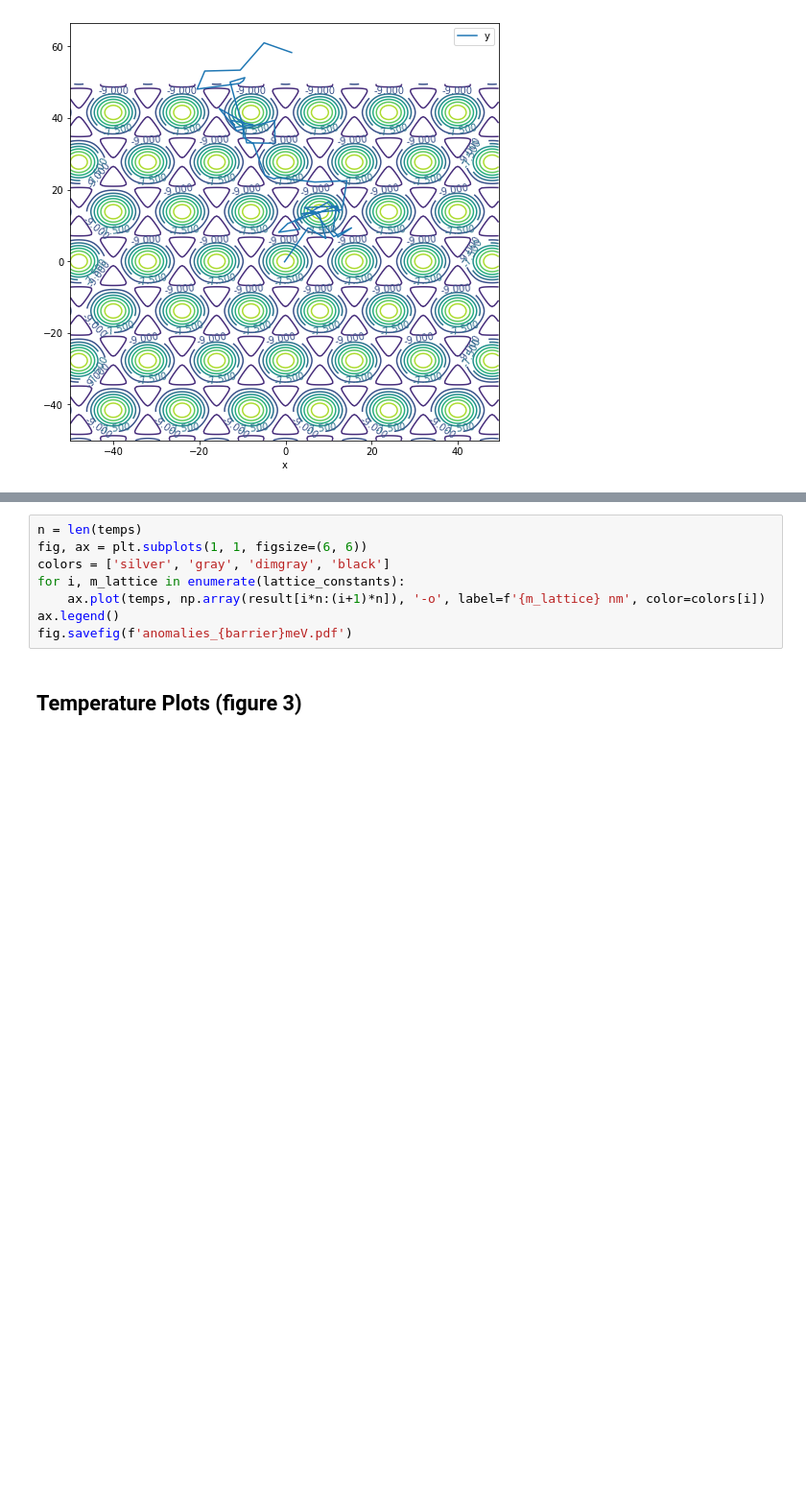
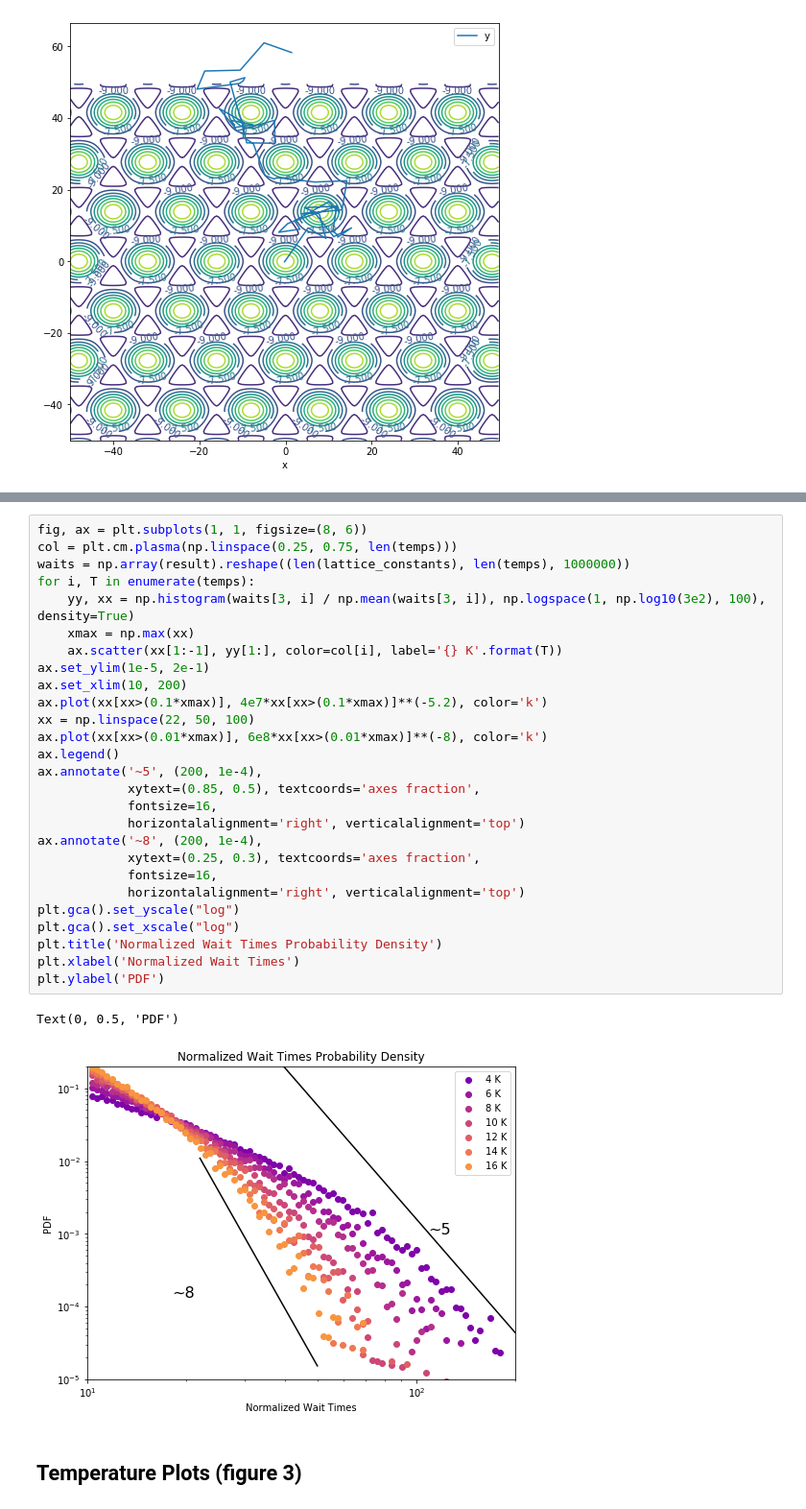
Before and after one commit to asaiacai/moire_walk, a Jupyter notebook: visualize.ipynb, the cells around one changed output, grey strips where cells are left out. Shown at 96% size. Cells and saved outputs as stored; diff of their text form; blank space fills up the shorter version.

Commit message:
added wait time prob densities

```diff
--- a/visualize.ipynb
+++ b/visualize.ipynb
@@ -73,11 +82,33 @@ print('done')
-# %%
-n = len(temps)
-fig, ax = plt.subplots(1, 1, figsize=(6, 6))
-colors = ['silver', 'gray', 'dimgray', 'black']
-for i, m_lattice in enumerate(lattice_constants):
-    ax.plot(temps, np.array(result[i*n:(i+1)*n]), '-o', label=f'{m_lattice} nm', color=colors[i])
-ax.legend()
-fig.savefig(f'anomalies_{barrier}meV.pdf')
+# %%
+fig, ax = plt.subplots(1, 1, figsize=(8, 6))
+col = plt.cm.plasma(np.linspace(0.25, 0.75, len(temps)))
+waits = np.array(result).reshape((len(lattice_constants), len(temps), 1000000))
+for i, T in enumerate(temps):
+    yy, xx = np.histogram(waits[3, i] / np.mean(waits[3, i]), np.logspace(1, np.log10(3e2), 100), density=True)
+    xmax = np.max(xx)
+    ax.scatter(xx[1:-1], yy[1:], color=col[i], label='{} K'.format(T))
+ax.set_ylim(1e-5, 2e-1)
+ax.set_xlim(10, 200)
+ax.plot(xx[xx>(0.1*xmax)], 4e7*xx[xx>(0.1*xmax)]**(-5.2), color='k')
+xx = np.linspace(22, 50, 100)
+ax.plot(xx[xx>(0.01*xmax)], 6e8*xx[xx>(0.01*xmax)]**(-8), color='k')
+ax.legend()
+ax.annotate('~5', (200, 1e-4),
+            xytext=(0.85, 0.5), textcoords='axes fraction',
+            fontsize=16,
+            horizontalalignment='right', verticalalignment='top')
+ax.annotate('~8', (200, 1e-4),
+            xytext=(0.25, 0.3), textcoords='axes fraction',
+            fontsize=16,
+            horizontalalignment='right', verticalalignment='top')
+plt.gca().set_yscale("log")
+plt.gca().set_xscale("log")
+plt.title('Normalized Wait Times Probability Density')
+plt.xlabel('Normalized Wait Times')
+plt.ylabel('PDF')
+# %% [output]
+Text(0, 0.5, 'PDF')
+[figure, added]
 # %% [markdown]
 ## Temperature Plots (figure 3)
 # %%
```
Also changed, not shown: parts of 4 cells of this notebook, 1 other file.
